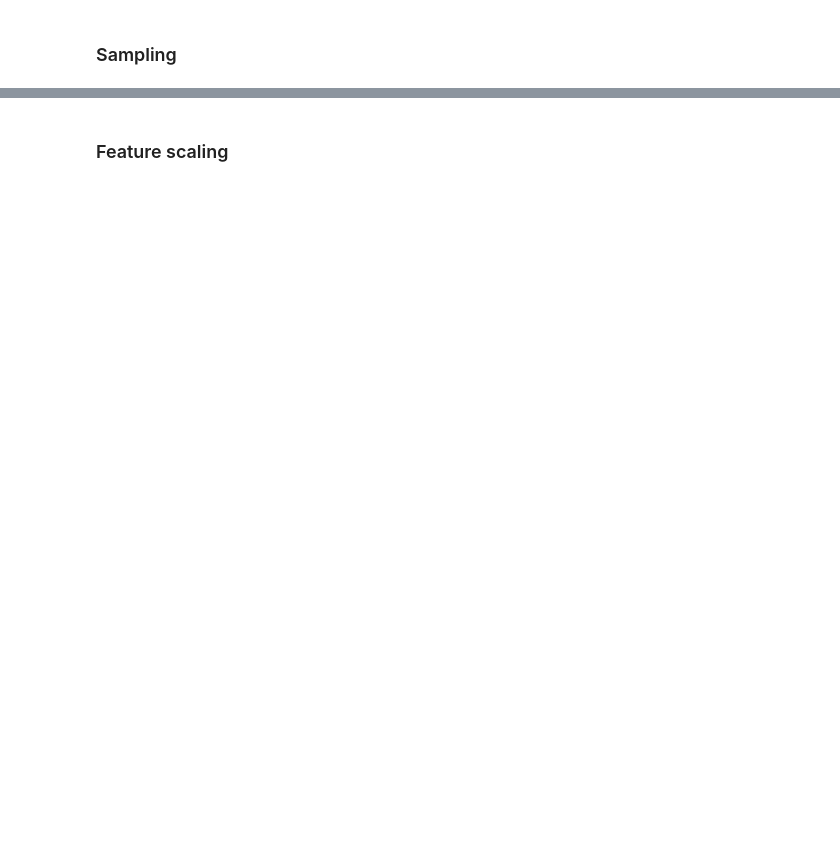
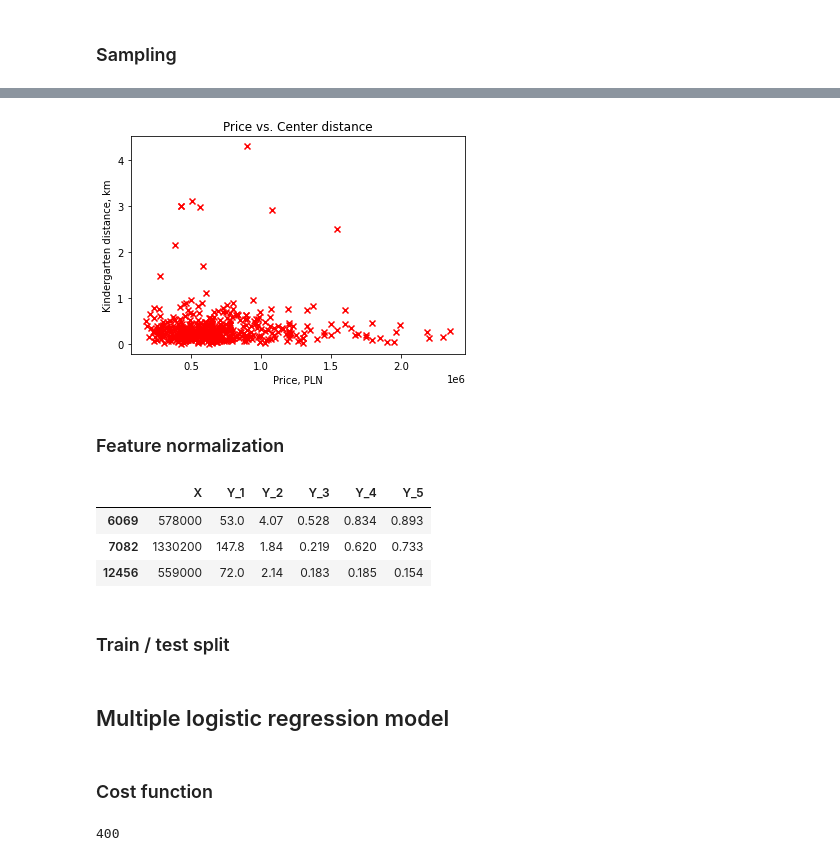
Before and after one commit to khralovich/apartment_cost_regression, a Jupyter notebook: linear_reg.ipynb, the cells around one changed output, grey strips where cells are left out. Cells and saved outputs as stored; diff of their text form; code cells hidden in the pictures; blank space fills up the shorter version.

```diff
--- a/linear_reg.ipynb
+++ b/linear_reg.ipynb
@@ -143,2 +171,15 @@ plt.show()
+# %%
+# Create a scatter plot of the data.
+plt.scatter(real_estate_sampled['X'], real_estate_sampled['Y_5'], marker='x', c='r')
+
+# Set the title
+plt.title("Price vs. Center distance")
+# Set the y-axis label
+plt.ylabel('Kindergarten distance, km')
+# Set the x-axis label
+plt.xlabel('Price, PLN')
+plt.show()
+# %% [output]
+[figure, added]
 # %% [markdown]
-### Feature scaling
+### Feature normalization
@@ -144,0 +194,9 @@ plt.show()
+# %%
+real_estate_sampled.head(3)
+# %% [output]
+|  | X | Y_1 | Y_2 | Y_3 | Y_4 | Y_5 |
+| 6069 | 578000 | 53.0 | 4.07 | 0.528 | 0.834 | 0.893 |
+| 7082 | 1330200 | 147.8 | 1.84 | 0.219 | 0.620 | 0.733 |
+| 12456 | 559000 | 72.0 | 2.14 | 0.183 | 0.185 | 0.154 |
+# %% [markdown]
+### Train / test split
@@ -144,0 +206,10 @@ plt.show()
+# %% [markdown]
+## Multiple logistic regression model
+# %% [markdown]
+### Cost function
+# %%
+# Get number of training examples
+n = train_set.shape[0]
+print(n)
+# %% [output]
+400
```
Also changed, not shown: parts of 30 cells of this notebook, 2 other files.
